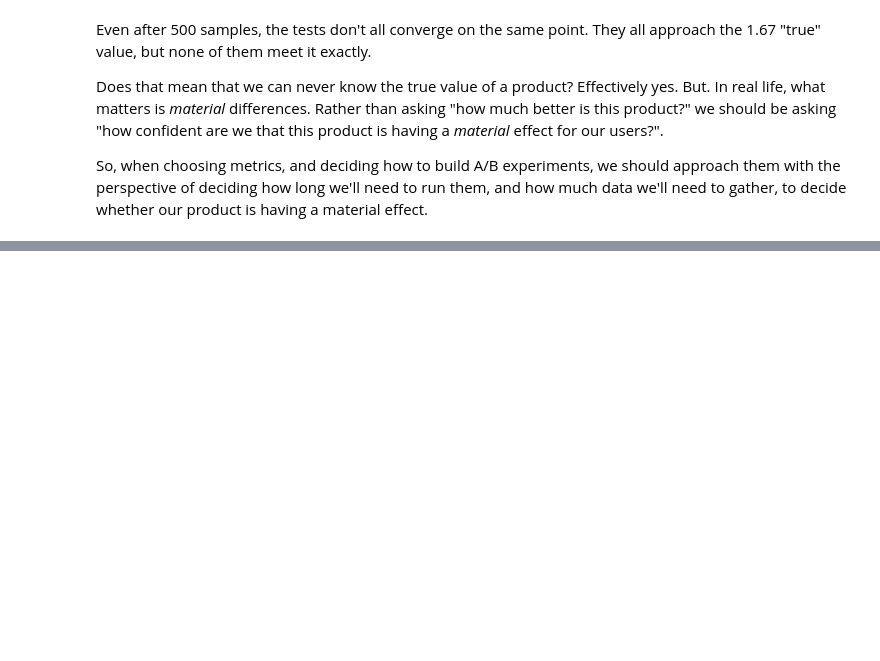
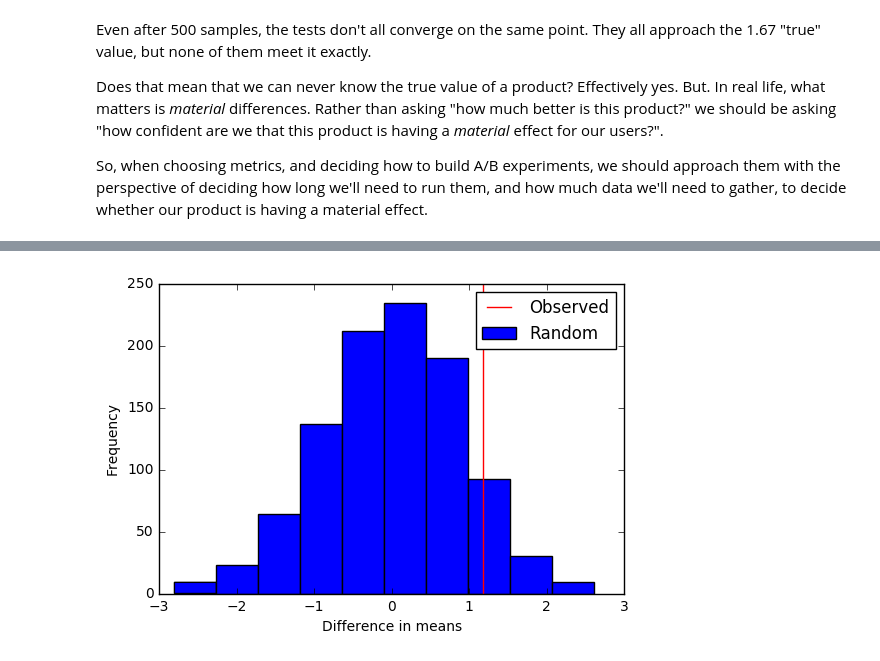
Before and after one commit to SimonCarryer/a_b_test_demo, a Jupyter notebook: A-B testing demonstration.ipynb, the cells around one changed output, grey strips where cells are left out. Saved outputs shown, nothing was run; the diff lists cells and outputs as text; code cells hidden in the pictures; blank space fills up the shorter version.

```diff
--- a/A-B testing demonstration.ipynb
+++ b/A-B testing demonstration.ipynb
@@ -137,0 +153,24 @@ So, when choosing metrics, and deciding how to build A/B experiments, we should
+# %%
+samples = 50
+
+one = pd.Series([max([random.randint(1, 20) for i in range(3)]) for i in range(samples)])
+two = pd.Series([max([random.randint(1, 20) for i in range(2)]) for i in range(samples)])
+
+df = pd.DataFrame(one.append(two), columns=['score'])
+# %%
+results = []
+
+for i in range(1000):
+    df['test_control'] = [random.randint(0,1) for i in range(2*samples)]
+    diff = df[df.test_control == 1].score.mean() - df[df.test_control == 0].score.mean()
+    results.append(diff)
+
+pd.Series(results).plot(kind='hist')
+
+plt.axvline(x=one.mean()-two.mean(), c='r')
+
+plt.legend(['Observed', 'Random'])
+plt.xlabel('Difference in means')
+plt.show()
+# %% [output]
+[figure, added]
```
Also changed, not shown: parts of 6 cells of this notebook.
